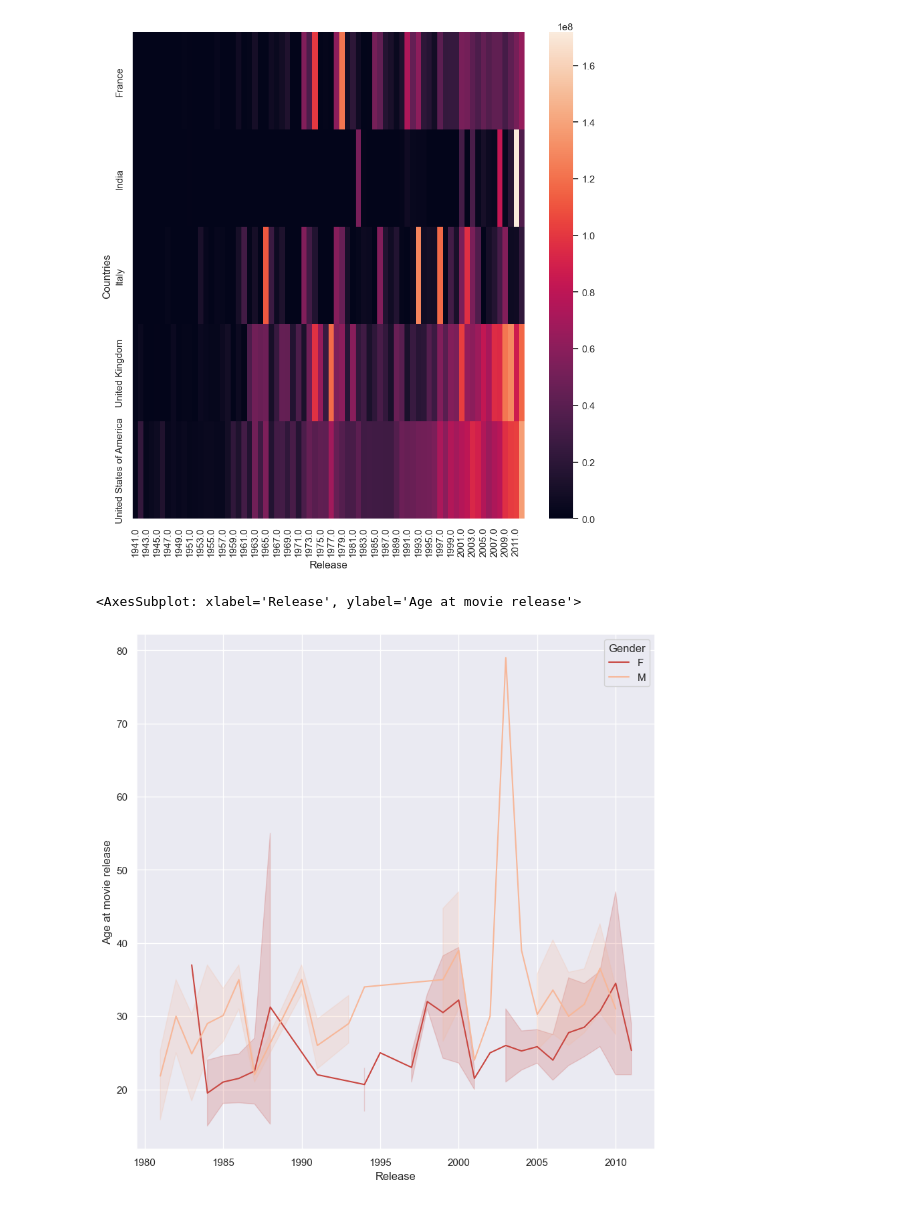
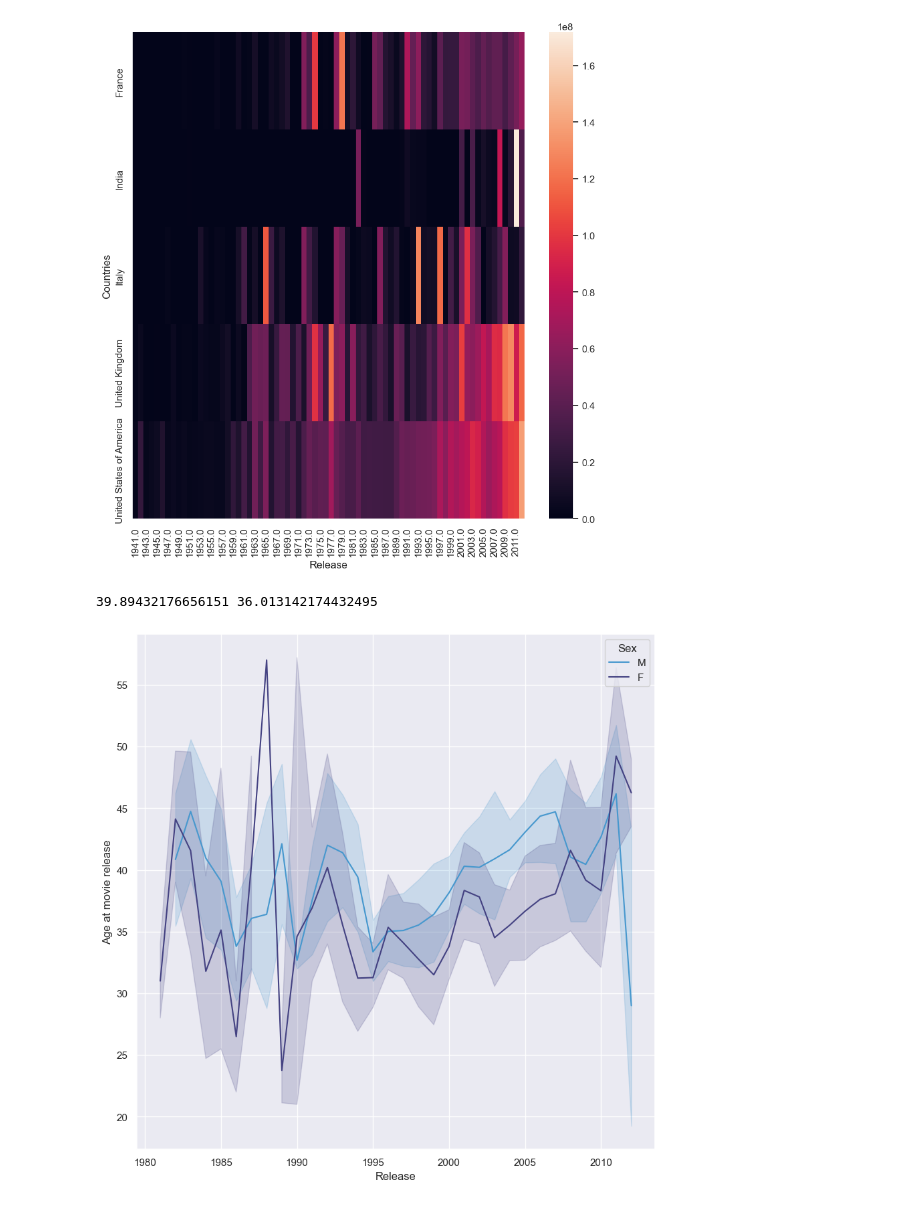
Before and after one commit to epfl-ada/ada-2022-project-rlab, a Jupyter notebook: Initial_Analysis_and_Ethnicity_Representation.ipynb, the cells around one changed output. Cells and saved outputs as stored; diff of their text form; code cells hidden in the pictures.

```diff
--- a/Initial_Analysis_and_Ethnicity_Representation.ipynb
+++ b/Initial_Analysis_and_Ethnicity_Representation.ipynb
@@ -216,8 +222,8 @@ characters.head()
 | 11 | 975900 | /m/03vyhn | 2001 | Tres | 1959 | M | NaN | Omaha people | Rodney A. Grant | ... |
 | 27 | 3196793 | /m/08yl5d | 2000 | NaN | 1937 | M | NaN | African Americans | Albert Hall | ... |
 # %%
-# Find character which appear in the movies made by the top producing countries
+# Find characters which appear in the movies made by the top producing countries
 charac_group = processed.groupby(by="Countries", as_index=True).apply(lambda x:
-pd.merge(characters[["WikiID", "Release", "Gender", "Ethnicity","Age at movie release", "Birth"]][characters["WikiID"].isin(x["WikiID"])], x[["Genres","WikiID"]], on=["WikiID"]))
+pd.merge(characters[["WikiID", "Release", "Sex", "Ethnicity","Age at movie release", "Birth"]][characters["WikiID"].isin(x["WikiID"])], x[["Genres","WikiID"]], on=["WikiID"])).reset_index().drop(columns="level_1")
 charac_group.head()
 # %% [output]
@@ -807,21 +714,26 @@ Text(0.5, 1.0, 'Ethnic representation in US movies across time')
 # %%
-# Generate plot of age of people of different ethnicities vs the date of release
-tmp = charac_group.reset_index().drop(columns="level_1").explode(column="Genres").dropna(subset=["Genres"])
+# Plot of the genres distribution according to ethnicity
+sns.set_palette(sns.color_palette("icefire",5))
+
+tmp = charac_group.explode(column="Genres").dropna(subset=["Genres"])
 tmp = tmp[tmp["Age at movie release"]>0]
 tmp = tmp[tmp["Release"]>1940]
 
-tmp = tmp[tmp["Ethnicity"].isin(tmp["Ethnicity"].value_counts().nlargest(5).index)]
-tmp = tmp[tmp["Genres"].isin(tmp["Genres"].value_counts().nlargest(5).index)]
-#tmp = tmp.groupby(by=["Ethnicity", "Genres"]).count().groupby(by="Ethnicity").apply(lambda x: )
-tmp=tmp.groupby(by=["Genres", "Ethnicity"]).count().reset_index().rename(columns = {"Countries": "Count"})
-tmp = tmp.groupby(by="Ethnicity").apply(count_eth)
-tmp = tmp.groupby(by="Genres").apply(count_eth)
+for name in ["United States of America", "India", "United Kingdom"]:
+    t = tmp[tmp["Countries"]==name]
+    t = t[t["Ethnicity"].isin(t["Ethnicity"].value_counts().nlargest(5).index)]
+    t = t[t["Genres"].isin(t["Genres"].value_counts().nlargest(5).index)]
+    t=t.groupby(by=["Genres", "Ethnicity"]).count().reset_index().rename(columns = {"Countries": "Count"})
+    # Normalize by ethnicity and genre
+    t = t.groupby(by="Ethnicity").apply(count_eth)
+    t = t.groupby(by="Genres").apply(count_eth)
 
-sns.barplot(data=tmp, x = "Ethnicity", y="Count", hue="Genres")
-plt.xticks(rotation=90)
-plt.locator_params(axis='x', nbins=20)
-plt.ylabel("Percentage of each ethnicity participating in the given genres")
-plt.title('Genre preference of the top five most common ethnicities worldwide')
+    sns.barplot(data=t, x = "Ethnicity", y="Count", hue="Genres")
+    plt.xticks(rotation=90)
+    plt.locator_params(axis='x', nbins=20)
+    plt.ylabel("Percentage of each ethnicity participating in the given genres")
+    plt.title(f'Genre preference of the top five most common ethnicities in {name}')
+    plt.figure()
 # %% [output]
 To preserve the previous behavior, use
 
@@ -988,11 +786,11 @@ sns.heatmap(tmp)
 [figure]
 # %%
 tmp = charac_group.dropna(subset="Release")
-tmp = tmp[tmp["Release"].apply(lambda x: 1980<float(x)<2013)]
-tmp = tmp[tmp["Genres"].apply(lambda x: len(set([s.lower() for s in x]).intersection(set(porno))))>0]
-tmp["Release"] = tmp["Release"].astype(float)
-#tmp.dropna(subset=["Birth", "Gender", "Release"]) # We gain 1000 with respect to age at movie release
-sns.lineplot(data=tmp, x = "Release", y="Age at movie release", hue="Gender")
+# We take 1980 as before there are very few porno movies
+tmp = tmp[tmp["Release"]>1980]
+tmp = tmp[tmp["Genres"].apply(lambda x: any(e.lower() in lgbt for e in x))]
+sns.lineplot(data=tmp, x = "Release", y="Age at movie release", hue="Sex")
+print(tmp[tmp["Sex"]=="M"]["Age at movie release"].mean(), tmp[tmp["Sex"]=="F"]["Age at movie release"].mean())
 # %% [output]
-<AxesSubplot: xlabel='Release', ylabel='Age at movie release'>
+39.89432176656151 36.013142174432495
-[figure, old version]
+[figure, new version]
```
Also changed, not shown: parts of 38 cells of this notebook, 1 other file.
